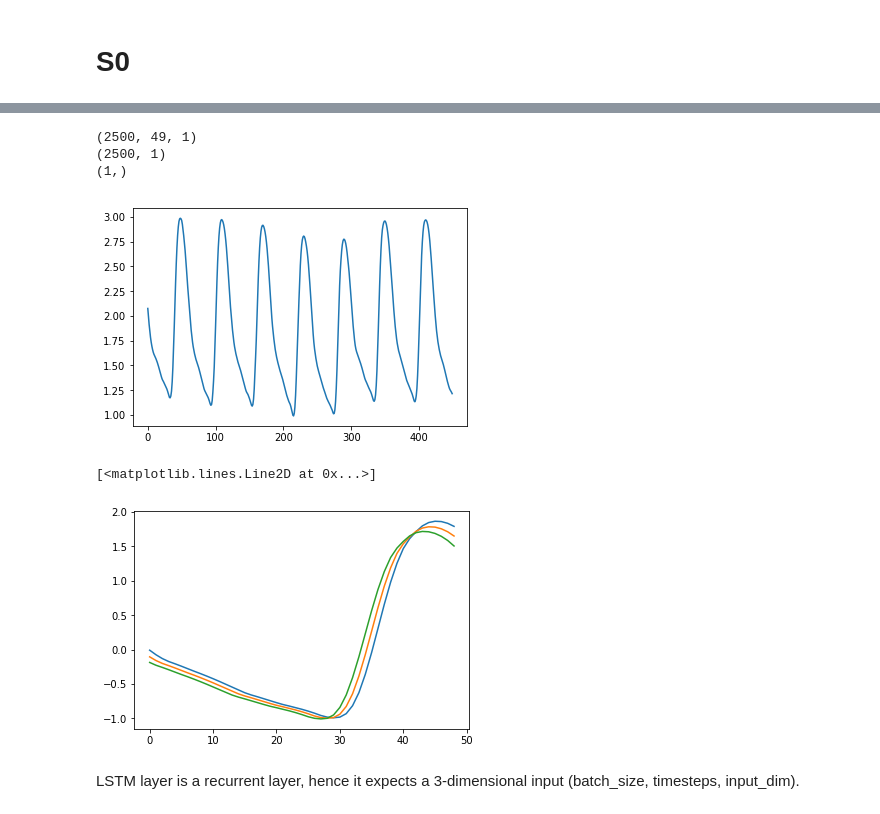
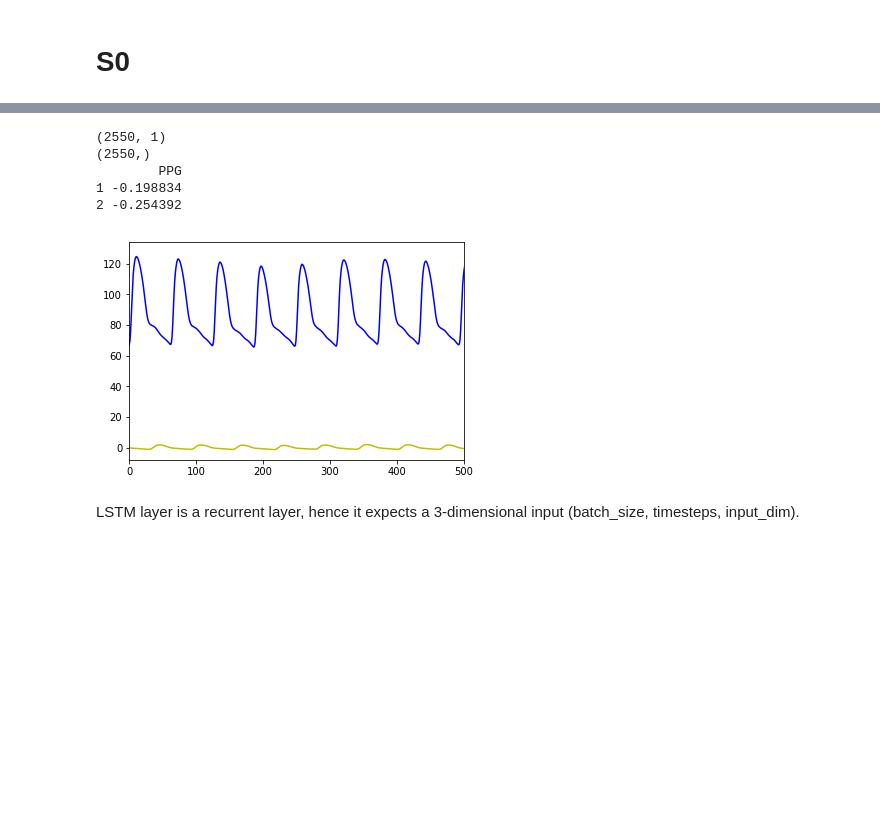
Before and after one commit to hossein20s/Average_Blood_Pressure_estimation, a Jupyter notebook: PPG2BloodPressure.ipynb, the cells around one changed output, grey strips where cells are left out. Saved outputs shown, nothing was run; the diff lists cells and outputs as text; code cells hidden in the pictures; blank space fills up the shorter version.

Commit message:
Dense layers worked

```diff
--- a/PPG2BloodPressure.ipynb
+++ b/PPG2BloodPressure.ipynb
@@ -50,9 +38,9 @@ Operation completed over 1 objects/811.9 MiB.
 # %%
 %run gdrive/My\ Drive/lib/models.lib.ipynb
-%run gdrive/My\ Drive/lib/data.io.lib.ipynb
+#%run gdrive/My\ Drive/lib/data.io.lib.ipynb
 
 import json
-jsonfile = REPO_DIR + '/config.abp.json'
+jsonfile = REPO_DIR + '/config.2dense.json'
 configs = json.load(open(jsonfile, 'r'))
 
 data = DataLoader(
@@ -60,6 +48,6 @@ data = DataLoader(
 	configs['data']['train_test_split'],
 	configs['data']['columns']
 )
-model = LSTMmodel()
+model = theModel()
 model.build_model(configs)
 # %% [output]
@@ -78,5 +71,13 @@ Time taken: 0:00:00.832804
 # %%
-x, y = data.get_train_data(
+
+data = DataLoader(
+	os.path.join('data', configs['data']['filename']),
+	configs['data']['train_test_split'],
+	configs['data']['columns']
+)
+
+
+x, y = data.get_base_train_data(
 	seq_len = configs['data']['sequence_length'],
 	normalise = configs['data']['normalise']
 )
@@ -83,25 +95,58 @@ x, y = data.get_train_data(
+# %%
+import matplotlib.pyplot as plt
+
+print(x.shape)
+print(y.shape)
+print(x[1:3])
+
+def _plot0(x, y):
+  plt.plot(x, 'y')
+  plt.plot(y,'b')
+  plt.xlim(0,500)
+#  plt.ylim(ymin, ymax)
+  plt.show()
+
+
+def _plot(x, y):
+  plt.plot(x, 'y')
+  plt.plot(y[0],'b')
+  plt.plot(y[1],'g')
+  plt.ylim(-3,3)
+  plt.show()
+def _ploty(x, y, ymin, ymax):
+  plt.plot(x, 'y')
+  plt.plot(y,'b')
+  plt.ylim(ymin, ymax)
+  plt.show()
+
+#_plot(data.data_train[1:100,0], x[:,:,0])
+#_ploty(data.data_train[1:100,1], y[1:100,0], 50, 150)
+_plot0(x,y)
+# %% [output]
+(2550, 1)
+(2550,)
+        PPG
+1 -0.198834
+2 -0.254392
+[figure, added]
 # %%
+
 import matplotlib.pyplot as plt
 
 print(x.shape)
 print(y.shape)
-print(x[0,0].shape)
+print(len(x))
+print(x[1][1:3])
+print(y)
 plt.plot(data.data_test)
 plt.show()
 plt.plot(x[0])
 plt.plot(x[1])
-plt.plot(x[2])
+
 
 #x = x.reshape(2500,1,49)
 #y = y.reshape(2500,1)
 #print(x[0,0])
-# %% [output]
-(2500, 49, 1)
-(2500, 1)
-(1,)
-[figure, removed]
-[<matplotlib.lines.Line2D at 0x...>]
-[figure, removed]
 # %% [markdown]
 LSTM layer is a recurrent layer, hence it expects a 3-dimensional input (batch_size, timesteps, input_dim).
 # %%
```
Also changed, not shown: parts of 26 cells of this notebook.
